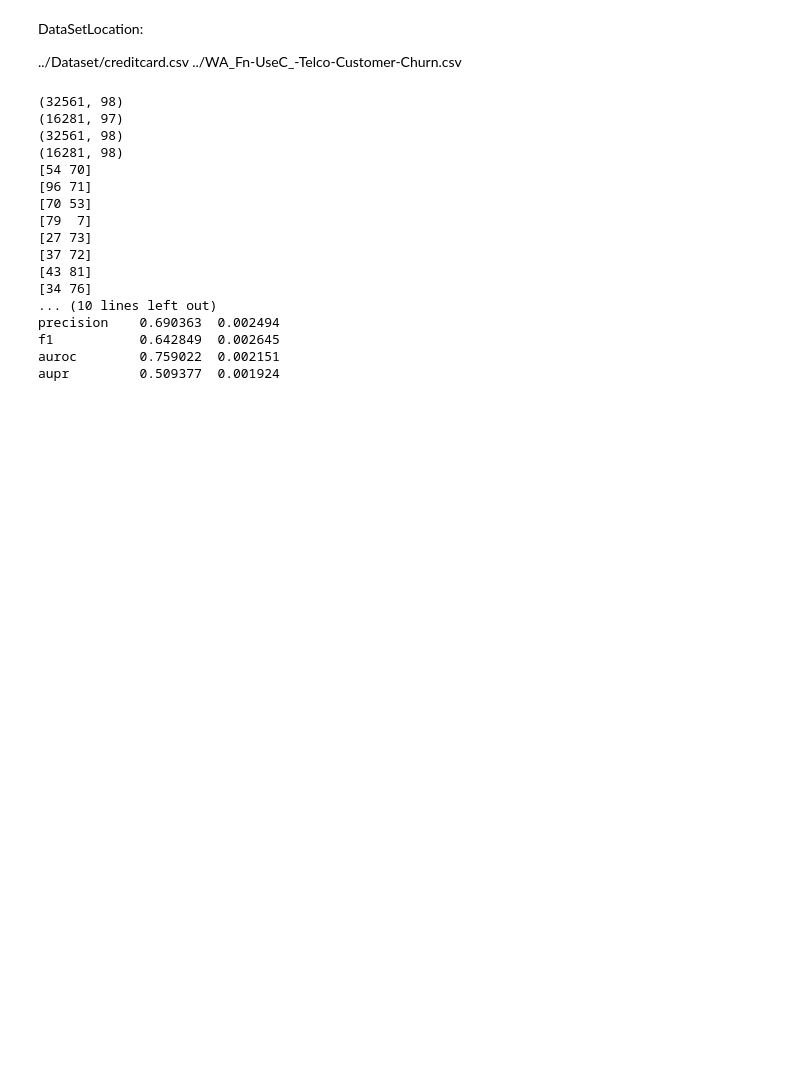
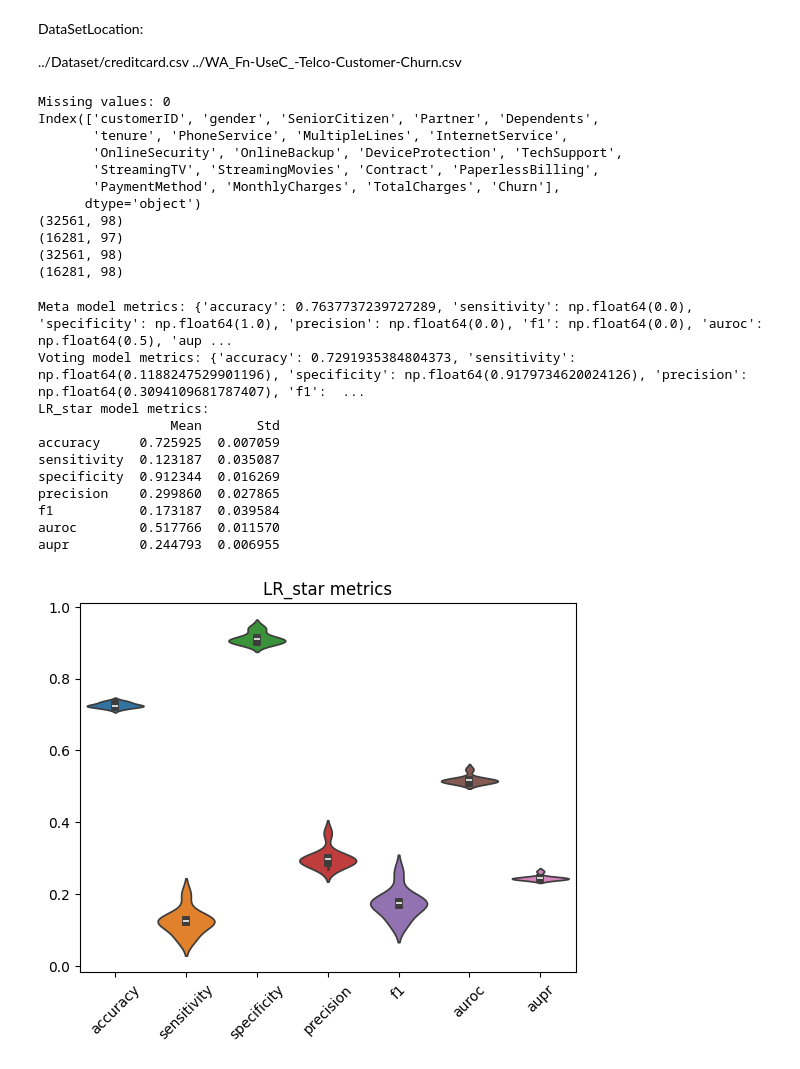
Before and after one commit to saimon7g/CSE-472-Machine-Learning, a Jupyter notebook: offline2/1905056.ipynb, the cells around one changed output. Drawn from its saved outputs; the diff is of its cells as text; code cells hidden in the pictures; blank space fills up the shorter version.

Commit message:
FINAL RUN FOR TELCO

```diff
--- a/offline2/1905056.ipynb
+++ b/offline2/1905056.ipynb
@@ -324,7 +356,7 @@ def main():
 # 1 - Data Preprocessing for creditcard dataset
 
     # X,y = dataPreProcessing_creditcard()   # line 1 , uncomment this line to use creditcard dataset
-    # X, y = dataPreProcessing_telco()       # line 2 , uncomment this line to use telco dataset
+    X, y = dataPreProcessing_telco()       # line 2 , uncomment this line to use telco dataset
     # X_train, X_test, y_train, y_test = test_train_split(X, y, test_size=0.2)  # line 3, uncomment this line to use telco or creditcard dataset
 
     X_train, y_train, X_test, y_test = dataPreProcessing_adult() # line 4, uncomment this line to use adult dataset
@@ -349,45 +381,80 @@ def main():
 # 4 - Calculate matrics of the models
     metrics_meta = calculate_metrics(y_test, y_pred_meta)
     metrics_voting = calculate_metrics(y_test, y_pred_voting)
+
+    if isinstance(metrics_meta, dict):
+        metrics_meta_df = pd.DataFrame(metrics_meta, index=[0])
+    else:
+        metrics_meta_df = metrics_meta
+
+    if isinstance(metrics_voting, dict):
+        metrics_voting_df = pd.DataFrame(metrics_voting, index=[0])
+    else:
+        metrics_voting_df = metrics_voting
+
+
     metrics_LR_star_list = []
     for i in range(y_pred_LR_star_binary.shape[0]):
         metrics_LR_star_list.append(calculate_metrics(y_test, y_pred_LR_star_binary[i]))
 
 
-    print(f'Meta model metrics: YEEEEEEEEEEEEEEEEEEEEEEEEEEEEEEEEEEEE')
     # Convert list of dictionaries to DataFrame
     metrics_LR_star_df = pd.DataFrame(metrics_LR_star_list)
 
     # Calculate mean and std deviation of metrics
     metrics_LR_star_mean = metrics_LR_star_df.mean()
     metrics_LR_star_std = metrics_LR_star_df.std()
 
     # Combine mean and standard deviation metrics
     final_metrics_LR_star = pd.concat([metrics_LR_star_mean, metrics_LR_star_std], axis=1)
     final_metrics_LR_star.columns = ['Mean', 'Std']
 
     # Print results
     print(f'Meta model metrics: {metrics_meta}')
     print(f'Voting model metrics: {metrics_voting}')
     print(f'LR_star model metrics:\n{final_metrics_LR_star}')
 
+    # draw violin plot for LR_star
+    sns.violinplot(data=metrics_LR_star_df)
+    plt.xticks(rotation=45)
+    plt.title('LR_star metrics')
+    plt.show()
+
+    # draw violin plot for meta model
+    sns.violinplot(data=metrics_meta_df)
+    plt.xticks(rotation=45)
+    plt.title('Meta model metrics')
+    plt.show()
+
+    # draw violin plot for voting model
+    sns.violinplot(data=metrics_voting_df)
+    plt.xticks(rotation=45)
+    plt.title('Voting model metrics')
+    plt.show()
+
 if __name__ == '__main__':
     main()
 # %% [output]
+Missing values: 0
+Index(['customerID', 'gender', 'SeniorCitizen', 'Partner', 'Dependents',
+       'tenure', 'PhoneService', 'MultipleLines', 'InternetService',
+       'OnlineSecurity', 'OnlineBackup', 'DeviceProtection', 'TechSupport',
+       'StreamingTV', 'StreamingMovies', 'Contract', 'PaperlessBilling',
+       'PaymentMethod', 'MonthlyCharges', 'TotalCharges', 'Churn'],
+      dtype='object')
 (32561, 98)
 (16281, 97)
 (32561, 98)
 (16281, 98)
-[54 70]
-[96 71]
-[70 53]
-[79  7]
-[27 73]
-[37 72]
-[43 81]
-[34 76]
-... (10 lines left out)
-precision    0.690363  0.002494
-f1           0.642849  0.002645
-auroc        0.759022  0.002151
-aupr         0.509377  0.001924
+Meta model metrics: {'accuracy': 0.7637737239727289, 'sensitivity': np.float64(0.0), 'specificity': np.float64(1.0), 'precision': np.float64(0.0), 'f1': np.float64(0.0), 'auroc': np.float64(0.5), 'aup ...
+Voting model metrics: {'accuracy': 0.7291935384804373, 'sensitivity': np.float64(0.1188247529901196), 'specificity': np.float64(0.9179734620024126), 'precision': np.float64(0.3094109681787407), 'f1':  ...
+LR_star model metrics:
+                 Mean       Std
+accuracy     0.725925  0.007059
+sensitivity  0.123187  0.035087
+specificity  0.912344  0.016269
+precision    0.299860  0.027865
+f1           0.173187  0.039584
+auroc        0.517766  0.011570
+aupr         0.244793  0.006955
+[figure, added]
```
Also changed, not shown: parts of 2 cells of this notebook.
